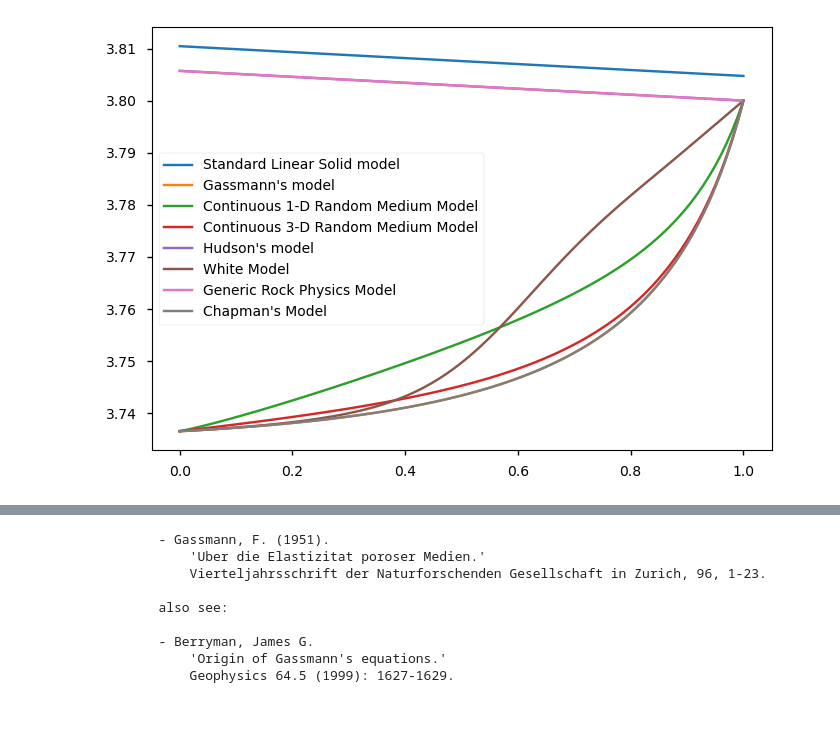
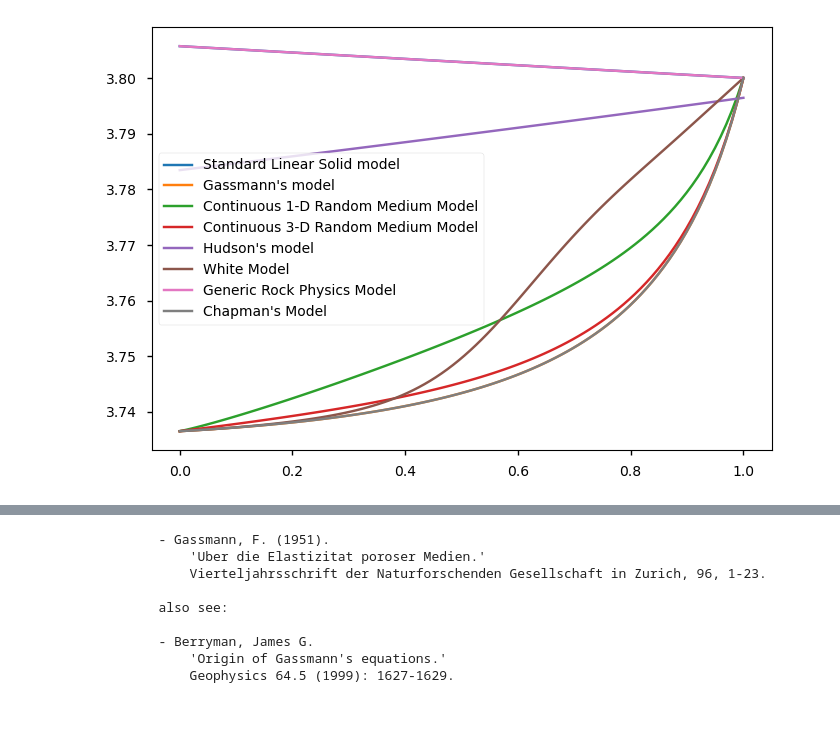
Before and after one commit to gpap-gpap/mantis-core-examples, a Jupyter notebook: Example_2_Rocks.ipynb, the cells around one changed output, grey strips where cells are left out. Saved outputs shown, nothing was run; the diff lists cells and outputs as text; code cells hidden in the pictures.

```diff
--- a/Example_2_Rocks.ipynb
+++ b/Example_2_Rocks.ipynb
@@ -29,8 +26,8 @@ parameters = {
     "bubble_radius": 0.0005,
     "Q_sls":10,
     "Log_omega_ref":0,
-    "crack_density": 0.01,
-    "aspect_ratio": 0.000001,
+    "crack_density": 0.1,
+    "aspect_ratio": 0.001,
     "eps": 0.1,
     # "tau": np.log10(1 / 2 / np.pi / 35),
     "tau":10
@@ -50,19 +69,19 @@ calibrated = {model: manRP.models(identifier=model, **pars) for model in models}
 # %%
 s = np.linspace(0, 1, 100)
 water_co2_mix.saturation = 1
 density = manRP.density.Density.from_insitu(Rho=in_situ["Rho"], fluid=water_co2_mix,Rho_d=2.65)
 
 fig, ax = plt.subplots()
 data = np.empty((len(calibrated), len(s)))
 for j, sat in enumerate(s):
     water_co2_mix.saturation = sat
     for i, model in enumerate(calibrated.items()):
         m, v = model
-        data[i, j] = np.real(np.sqrt(v.Cij()[0,0]/density()))
+        data[i, j] = np.sqrt(np.real(v.Cij()[0,0] / density()))
 for i, d in enumerate(data):
     ax.plot(s, d, label=calibrated[list(calibrated.keys())[i]].name)
 ax.legend()
 plt.show()
 plt.close()
 # %% [output]
-[figure, old version]
+[figure, new version]
```
Also changed, not shown: parts of 4 cells of this notebook, 8 other files.
